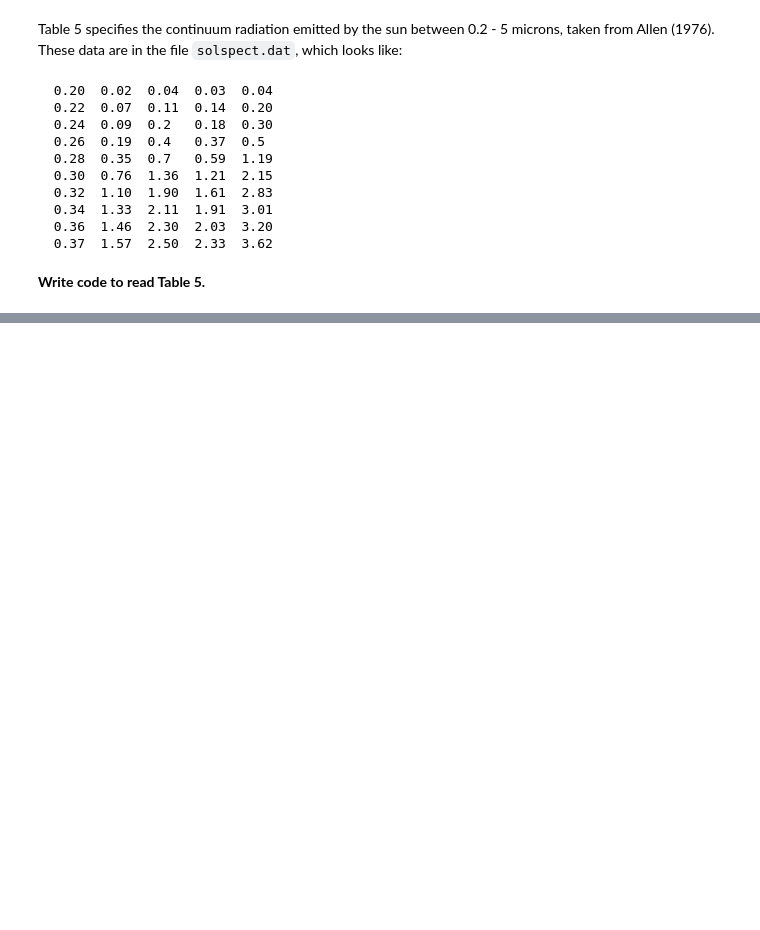
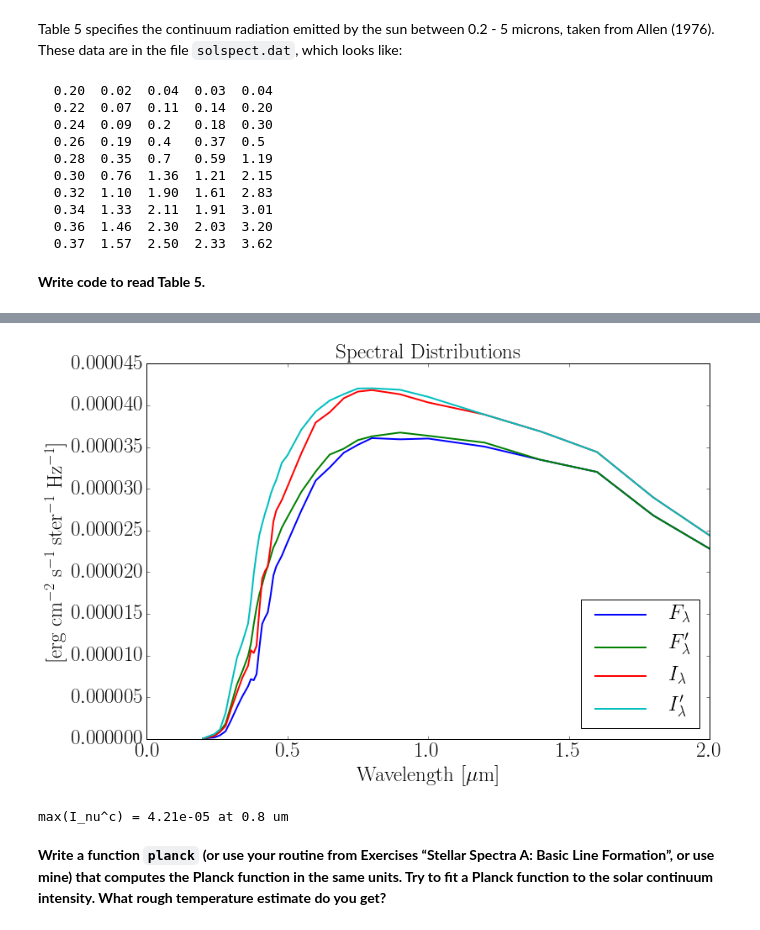
Before and after one commit to jlustigy/astr521, a Jupyter notebook: notebooks/Rutten Lab B2.ipynb, the cells around one changed output, grey strips where cells are left out. Saved outputs shown, nothing was run; the diff lists cells and outputs as text; code cells hidden in the pictures; blank space fills up the shorter version.

```diff
--- a/notebooks/Rutten Lab B2.ipynb
+++ b/notebooks/Rutten Lab B2.ipynb
@@ -78,0 +99,32 @@ print
+# %%
+# Conversion factor
+dldn = (lam**2.) / (c * 1e4)
+
+# Apply conversion
+Fnu = Flam * dldn
+Fnup = Flamp * dldn
+Inu = Ilam * dldn
+Inup = Ilamp * dldn
+
+# Plot
+fig = plt.figure(figsize=(12,8))
+gs = gridspec.GridSpec(1,1)
+ax0 = plt.subplot(gs[0])
+ax0.plot(lam,Fnu, lw=2.0, label=r"$F_{\lambda}$")
+ax0.plot(lam,Fnup, lw=2.0, label=r"$F_{\lambda}'$")
+ax0.plot(lam,Inu, lw=2.0, label=r"$I_{\lambda}$")
+ax0.plot(lam,Inup, lw=2.0, label=r"$I_{\lambda}'$")
+ax0.legend(loc=4)
+ax0.set_xlabel(r"Wavelength [$\mu$m]")
+ax0.set_ylabel(r"[erg cm$^{-2}$ s$^{-1}$ ster$^{-1}$ Hz$^{-1}$]")
+ax0.set_xlim([0,2])
+ax0.set_title("Spectral Distributions")
+plt.show()
+# %% [output]
+[figure, added]
+# %%
+print 'max(I_nu^c) =', "{:.2e}".format(np.max(Inup)), 'at', lam[np.max(Inup) == Inup][0], 'um'
+# %% [output]
+max(I_nu^c) = 4.21e-05 at 0.8 um
+# %% [markdown]
+**Write a function `planck` (or use your routine from Exercises “Stellar Spectra A: Basic Line Formation”, or use mine) that computes the Planck function in the same units. Try to fit a Planck function to the solar continuum intensity. What rough temperature estimate do you get?**
```
Also changed, not shown: parts of 15 cells of this notebook.
